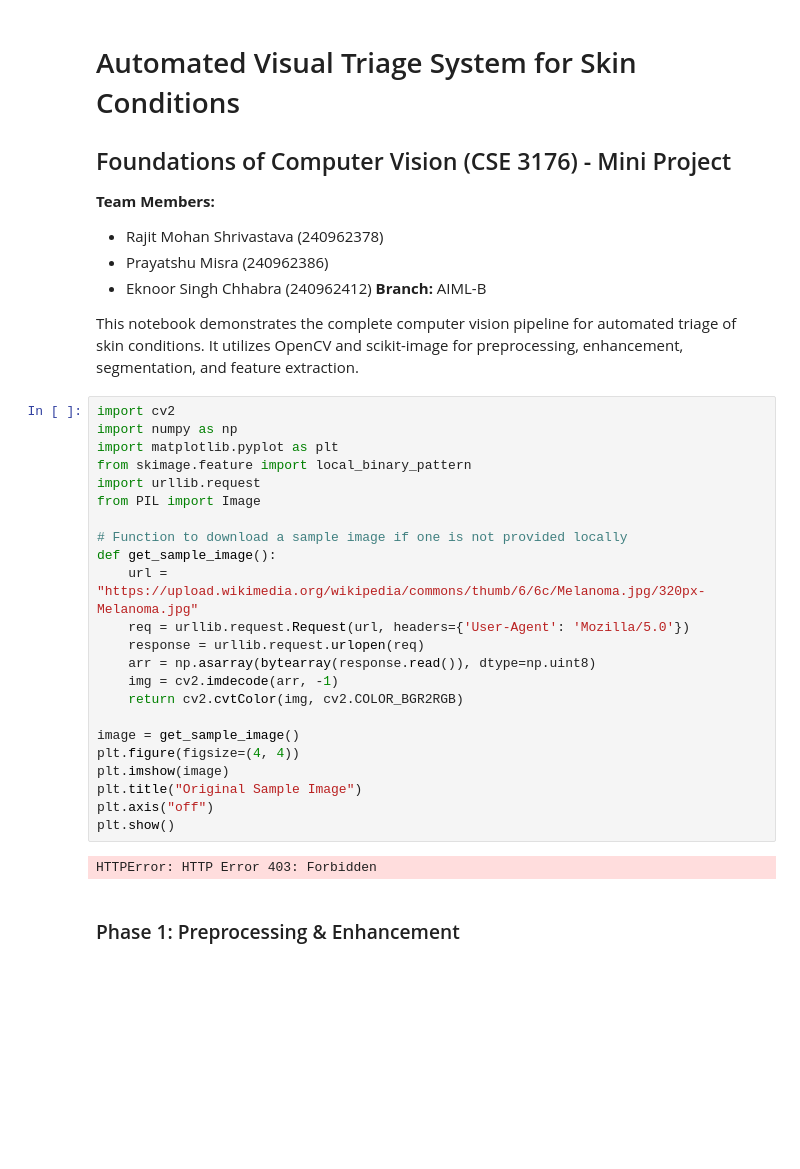
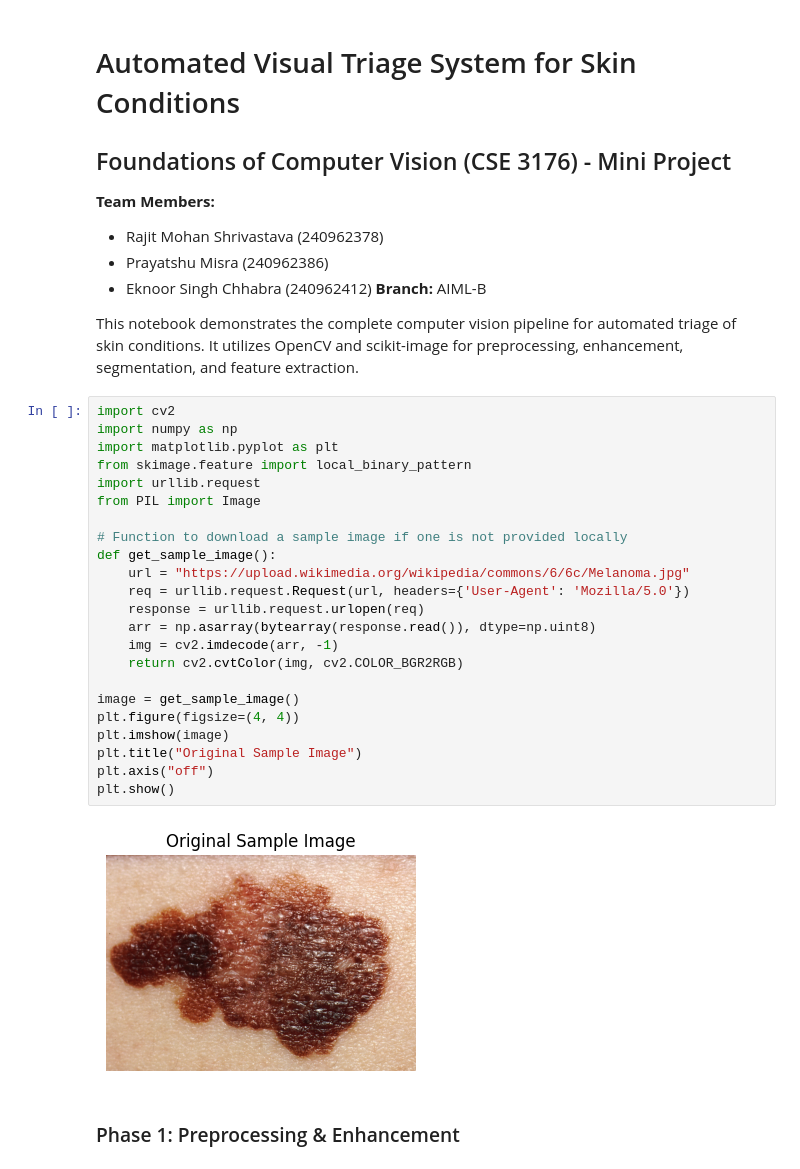
Before and after one commit to PrayatshuMisra/fcv_project, a Jupyter notebook: SkinConditionsTriageSystem/SkinTriage_Notebook.ipynb, the cells around one changed output. Drawn from its saved outputs; the diff is of its cells as text; blank space fills up the shorter version.

```diff
--- a/SkinConditionsTriageSystem/SkinTriage_Notebook.ipynb
+++ b/SkinConditionsTriageSystem/SkinTriage_Notebook.ipynb
@@ -12,28 +12,28 @@ This notebook demonstrates the complete computer vision pipeline for automated t
 # %%
 import cv2
 import numpy as np
 import matplotlib.pyplot as plt
 from skimage.feature import local_binary_pattern
 import urllib.request
 from PIL import Image
 
 # Function to download a sample image if one is not provided locally
 def get_sample_image():
-    url = "https://upload.wikimedia.org/wikipedia/commons/thumb/6/6c/Melanoma.jpg/320px-Melanoma.jpg"
+    url = "https://upload.wikimedia.org/wikipedia/commons/6/6c/Melanoma.jpg"
     req = urllib.request.Request(url, headers={'User-Agent': 'Mozilla/5.0'})
     response = urllib.request.urlopen(req)
     arr = np.asarray(bytearray(response.read()), dtype=np.uint8)
     img = cv2.imdecode(arr, -1)
     return cv2.cvtColor(img, cv2.COLOR_BGR2RGB)
 
 image = get_sample_image()
 plt.figure(figsize=(4, 4))
 plt.imshow(image)
 plt.title("Original Sample Image")
 plt.axis("off")
 plt.show()
 # %% [output]
-HTTPError: HTTP Error 403: Forbidden
+[figure, added]
 # %% [markdown]
 ### Phase 1: Preprocessing & Enhancement
 # %%
```
Also changed, not shown: parts of 4 cells of this notebook.
